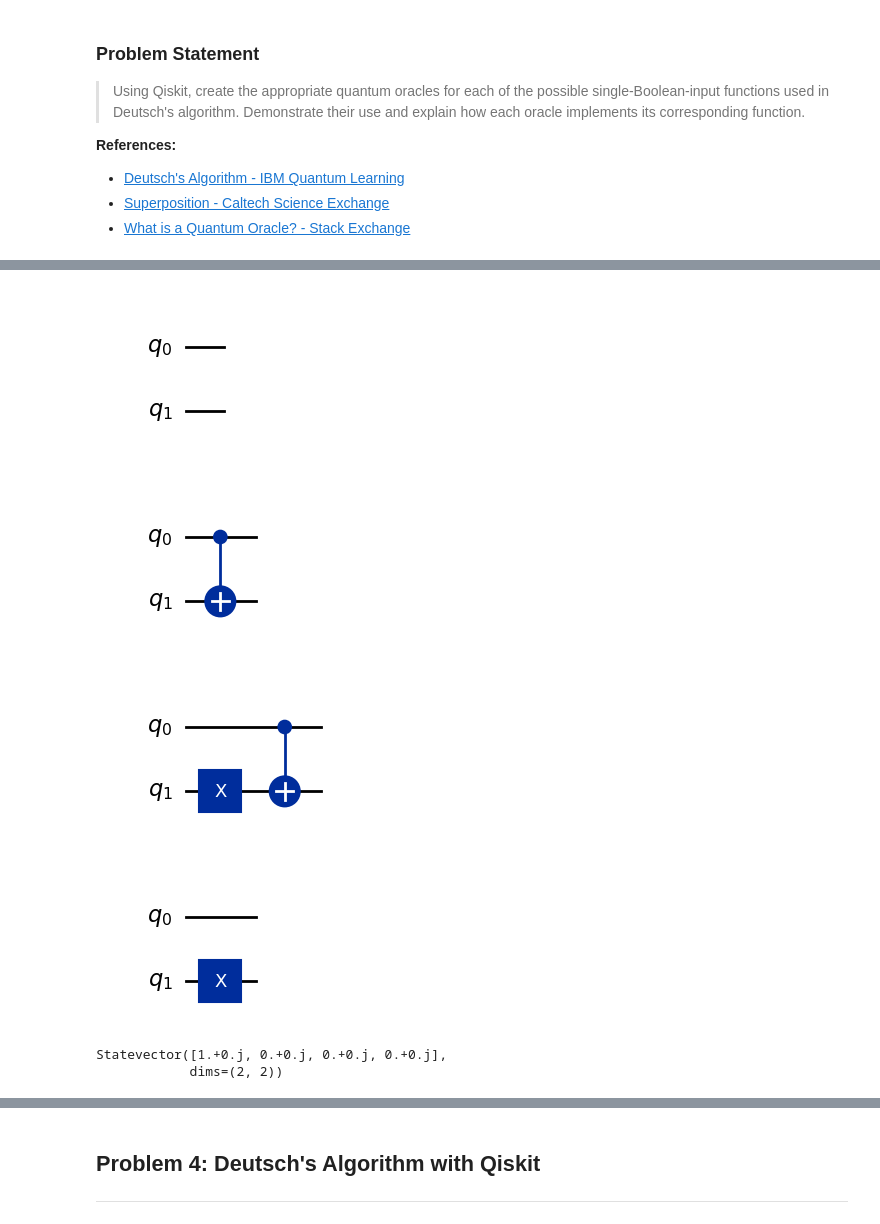
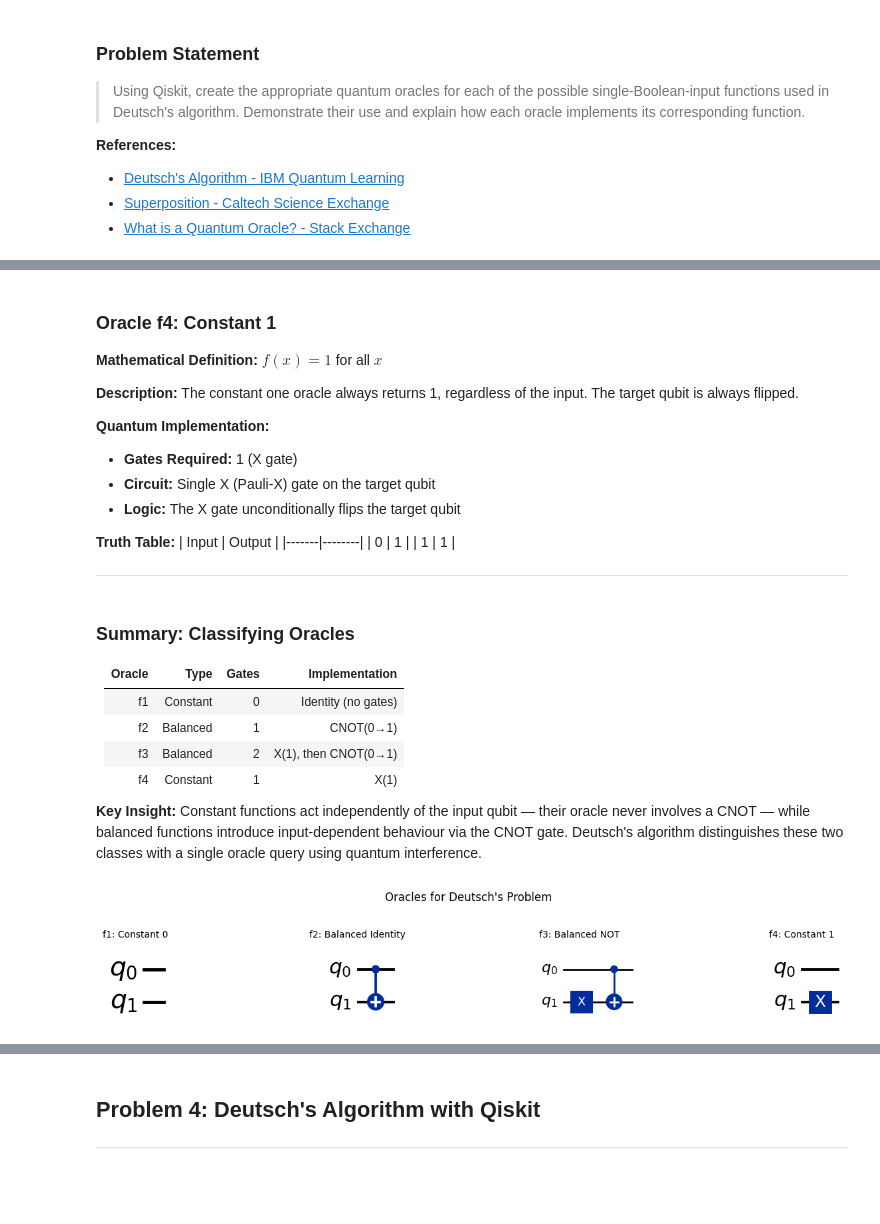
Before and after one commit to CianDickerHughes/EMERGING-TECHNOLOGIES-2026, a Jupyter notebook: problems.ipynb, the cells around one changed output, grey strips where cells are left out. Saved outputs shown, nothing was run; the diff lists cells and outputs as text; code cells hidden in the pictures; blank space fills up the shorter version.

Commit message:
update problem 3 and start my References at the bottom

```diff
--- a/problems.ipynb
+++ b/problems.ipynb
@@ -300,0 +356,20 @@ def oracle_f4():
+# %% [markdown]
+### Oracle f4: Constant 1
+
+**Mathematical Definition:** $f(x) = 1$ for all $x$
+
+**Description:**
+The constant one oracle always returns 1, regardless of the input. The target qubit is always flipped.
+
+**Quantum Implementation:**
+- **Gates Required:** 1 (X gate)
+- **Circuit:** Single X (Pauli-X) gate on the target qubit
+- **Logic:** The X gate unconditionally flips the target qubit
+
+**Truth Table:**
+| Input | Output |
+|-------|--------|
+| 0 | 1 |
+| 1 | 1 |
+
+---
@@ -301,19 +383,36 @@ def oracle_f4():
+# %% [markdown]
+### Summary: Classifying Oracles
+
+| Oracle | Type | Gates | Implementation |
+|--------|------|-------|-----------------|
+| f1 | Constant | 0 | Identity (no gates) |
+| f2 | Balanced | 1 | CNOT(0→1) |
+| f3 | Balanced | 2 | X(1), then CNOT(0→1) |
+| f4 | Constant | 1 | X(1) |
+
+**Key Insight:** Constant functions act independently of the input qubit — their oracle never
+involves a CNOT — while balanced functions introduce input-dependent behaviour via the CNOT gate.
+Deutsch's algorithm distinguishes these two classes with a single oracle query using quantum interference.
+# %%
+# List of oracles with descriptions
+oracles = [
+    (oracle_f1(), "f1: Constant 0"),
+    (oracle_f2(), "f2: Balanced Identity"),
+    (oracle_f3(), "f3: Balanced NOT"),
+    (oracle_f4(), "f4: Constant 1"),
+]
 # %%
-display(oracle_f1().draw('mpl'))
-display(oracle_f2().draw('mpl'))
-display(oracle_f3().draw('mpl'))
-display(oracle_f4().draw('mpl'))
+# Visualize the oracles
+fig, axes = plt.subplots(1, 4, figsize=(14, 2))
+
+# Draw each oracle circuit
+for ax, (qc, label) in zip(axes, oracles):
+    qc.draw('mpl', ax=ax)
+    ax.set_title(label, fontsize=10)
+
+# Add a main title and adjust layout
+plt.suptitle("Oracles for Deutsch's Problem", fontsize=12, y=1.05)
+plt.tight_layout()
+plt.show()
 # %% [output]
-[figure, old version]
+[figure, new version]
-[figure, removed]
-[figure, removed]
-[figure, removed]
-# %%
-# Test oracle_f2 with input |0>|0>
-qc = oracle_f2()
-sv = Statevector.from_label('00')
-result = sv.evolve(qc)
-print(result)
-# %% [output]
-Statevector([1.+0.j, 0.+0.j, 0.+0.j, 0.+0.j],
-            dims=(2, 2))
```
Also changed, not shown: parts of 18 cells of this notebook.
